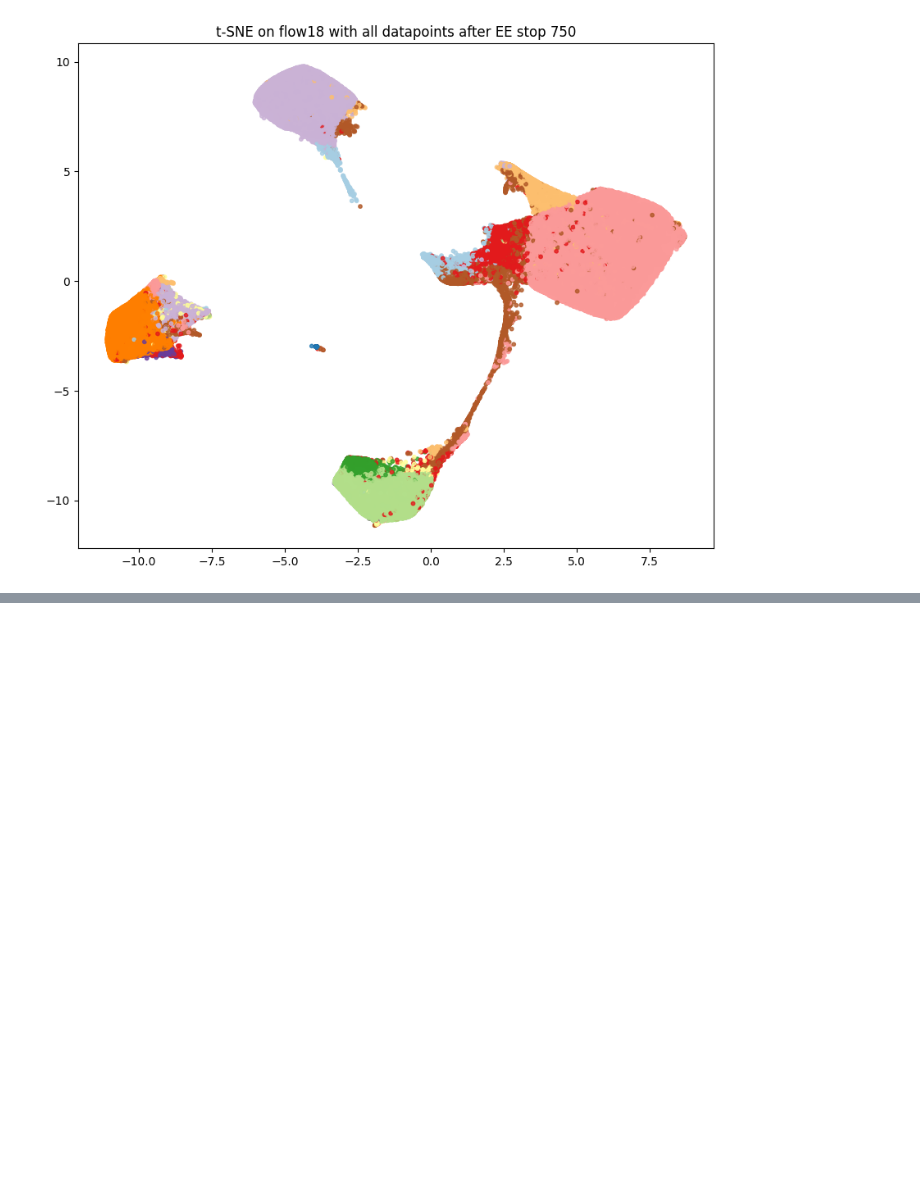
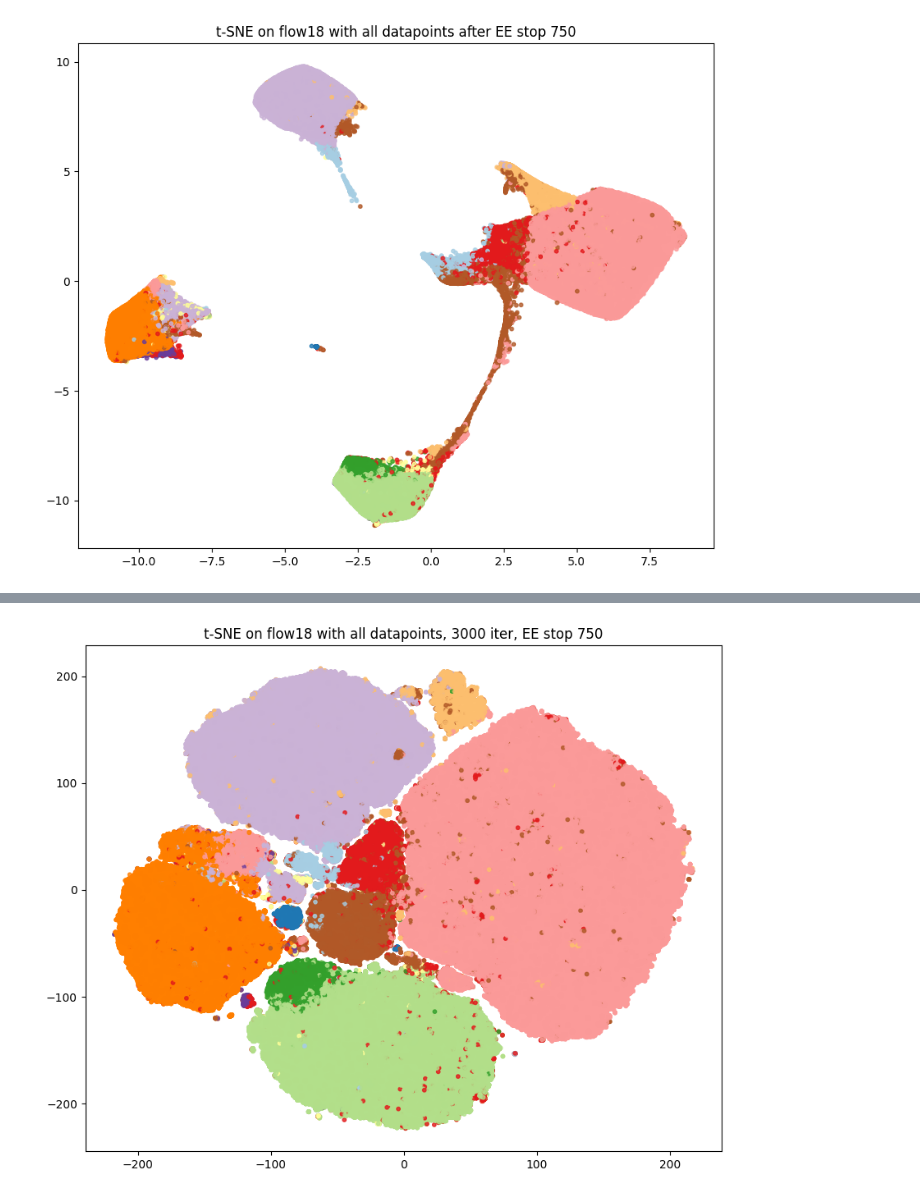
Before and after one commit to giSolve/thesis, a Jupyter notebook: code/replicating_opt-SNE.ipynb, the cells around one changed output, grey strips where cells are left out. Cells and saved outputs as stored; diff of their text form; code cells hidden in the pictures; blank space fills up the shorter version.

```diff
--- a/code/replicating_opt-SNE.ipynb
+++ b/code/replicating_opt-SNE.ipynb
@@ -210,6 +213,7 @@ Iteration  500, KL divergence 5.0730, 50 iterations in 254.2741 sec
 # %%
-fig = plt.figure(figsize=(8,8))
 plt.figure(figsize=(10, 8))
 scatter = plt.scatter(final_embedding_long[:, 0], final_embedding_long[:, 1], c=labels, cmap=plt.colormaps.get_cmap('Paired'), s=10, alpha=0.8)
 plt.title("t-SNE on flow18 with all datapoints, 3000 iter, EE stop 750")
 plt.show()
+# %% [output]
+[figure, added]
```
Also changed, not shown: parts of 18 cells of this notebook.
